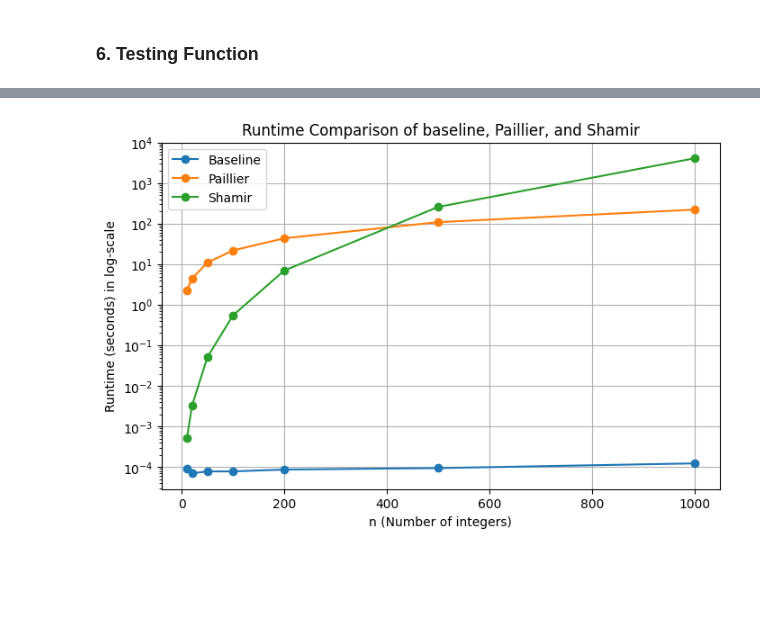
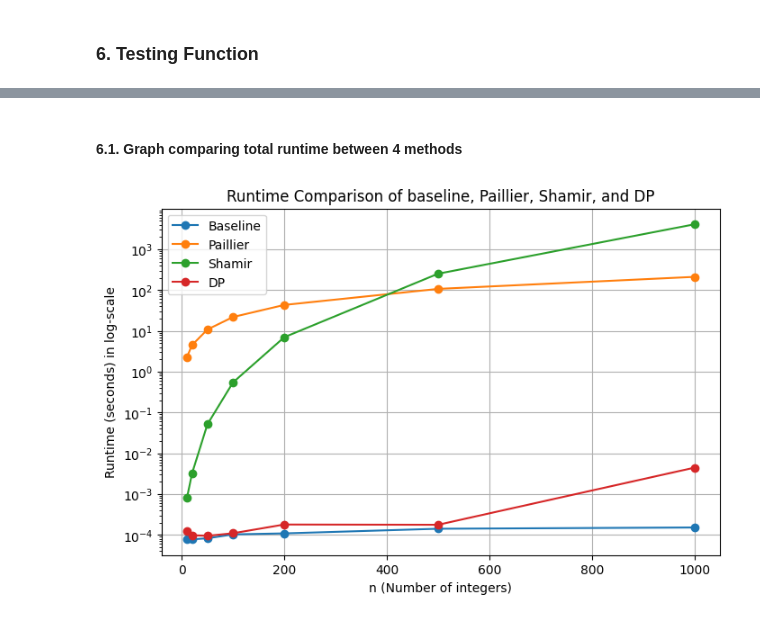
Before and after one commit to bachnguyen234/cs323-project-4, a Jupyter notebook: cs323-project-4.ipynb, the cells around one changed output, grey strips where cells are left out. Drawn from its saved outputs; the diff is of its cells as text; code cells hidden in the pictures; blank space fills up the shorter version.

Commit message:
initial results

```diff
--- a/cs323-project-4.ipynb
+++ b/cs323-project-4.ipynb
@@ -283,31 +284,0 @@ Runtime:    1.433000e-04 s
-# %%
-def dp_accuracy_vs_n(n_list, epsilon=1.0, min_val=0, max_val=1_000_000, trials=200, rng=None):
-    if rng is None:
-        rng = np.random.default_rng(42)
-
-    rows = []
-    for n in n_list:
-        # fixed dataset per n (uniform in [min_val, max_val])
-        values = rng.integers(min_val, max_val+1, size=n).tolist()
-        true_mean = float(np.mean(values))
-
-        # multiple DP runs on the SAME data
-        abs_errors = []
-        times = []
-        for _ in range(trials):
-            t_dp, noisy = dp_mean_with_value(values, epsilon, min_val, max_val, rng)
-            abs_errors.append(abs(noisy - true_mean))
-            times.append(t_dp)
-
-        rows.append({
-            "n": n,
-            "TrueMean": true_mean,
-            "DP_AE_median": float(np.median(abs_errors)),
-            "DP_AE_p95": float(np.percentile(abs_errors, 95)),
-            "DP_time_median_s": float(np.median(times)),
-        })
-    return pd.DataFrame(rows)
-
-n_list = [10, 20, 50, 100, 200, 500, 1000]
-df_acc_n = dp_accuracy_vs_n(n_list, epsilon=1.0, trials=200, rng=np.random.default_rng(2024))
-df_acc_n
@@ -411,7 +372,10 @@ n_list = [10, 20, 50, 100, 200, 500, 1000]
 min_val = 0
 max_val = 1000000
 
+# Setting epsilon
+epsilon = 1
+
 # Running the test and printing the results
-df_results = full_test(n_list, min_val, max_val)
+df_results, df_phases = full_test(n_list, min_val, max_val, epsilon, rng)
 print(df_results)
 # %% [output]
@@ -423,15 +399,17 @@ KeyboardInterrupt:
+# %% [markdown]
+#### 6.1. Graph comparing total runtime between 4 methods
 # %%
 # Generate the plot in log-scale
 plt.figure(figsize=(8, 5))
-for method in ["Baseline", "Paillier", "Shamir"]:
+for method in ["Baseline", "Paillier", "Shamir", "DP"]:
     plt.plot(df_results["n"], df_results[method], marker='o', label=method)
 
 plt.xlabel("n (Number of integers)")
 plt.ylabel("Runtime (seconds) in log-scale")
 plt.yscale('log')
-plt.title("Runtime Comparison of baseline, Paillier, and Shamir")
+plt.title("Runtime Comparison of baseline, Paillier, Shamir, and DP")
 plt.legend()
 plt.grid(True)
 plt.show()
 # %% [output]
-[figure, old version]
+[figure, new version]
```
Also changed, not shown: parts of 18 cells of this notebook, 1 other file.
